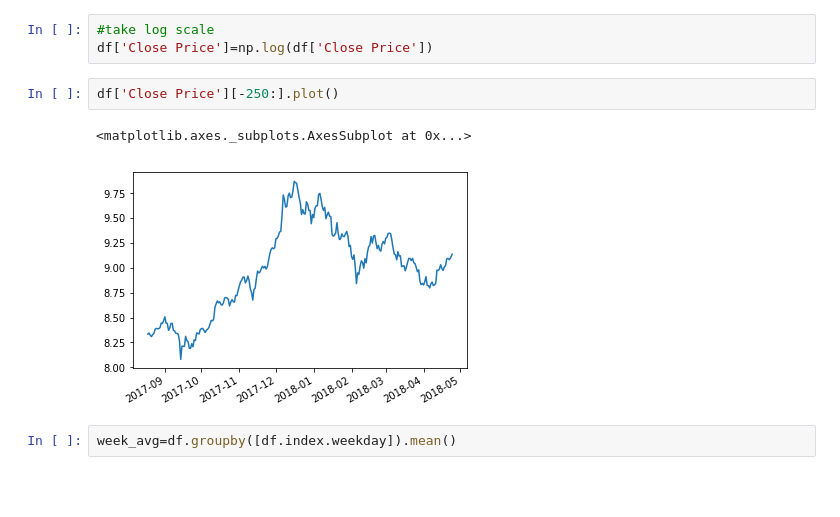
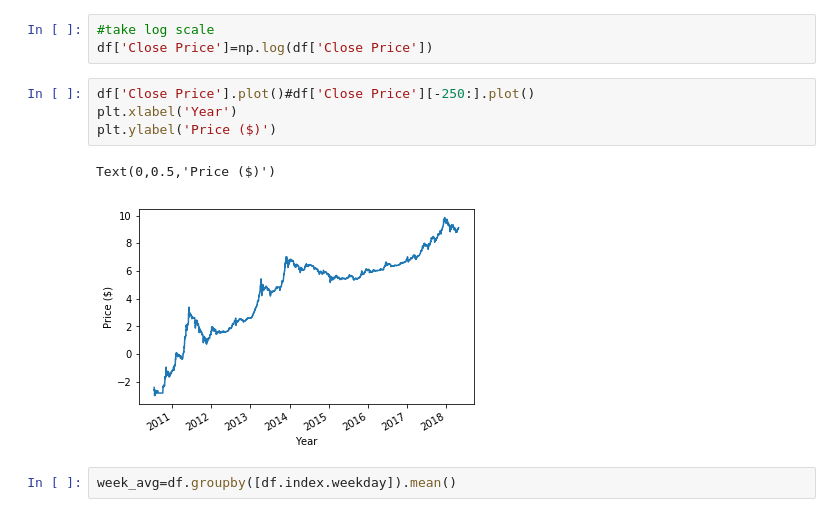
Before and after one commit to Tinkaa/Bitcoin_prediction, a Jupyter notebook: bitcoin_analysis_logscale.ipynb, the cells around one changed output. Saved outputs shown, nothing was run; the diff lists cells and outputs as text; blank space fills up the shorter version.

```diff
--- a/bitcoin_analysis_logscale.ipynb
+++ b/bitcoin_analysis_logscale.ipynb
@@ -27,10 +40,12 @@ df=df.drop(columns=['Date'])
 #take log scale
 df['Close Price']=np.log(df['Close Price'])
 # %%
-df['Close Price'][-250:].plot()
+df['Close Price'].plot()#df['Close Price'][-250:].plot()
+plt.xlabel('Year')
+plt.ylabel('Price ($)')
 # %% [output]
-<matplotlib.axes._subplots.AxesSubplot at 0x...>
+Text(0,0.5,'Price ($)')
-[figure, old version]
+[figure, new version]
 # %%
 week_avg=df.groupby([df.index.weekday]).mean()
 # %%
```
Also changed, not shown: parts of 11 cells of this notebook.
